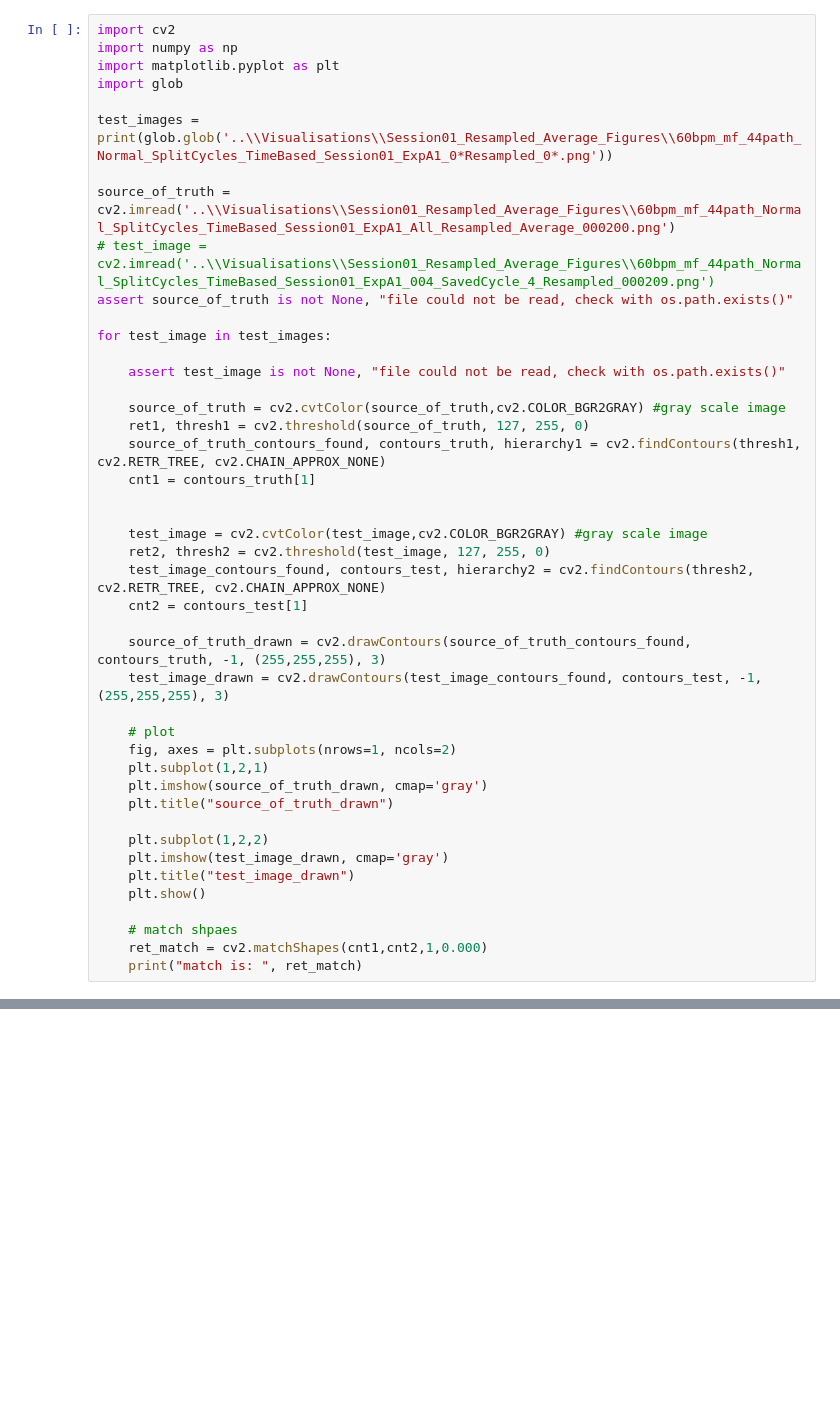
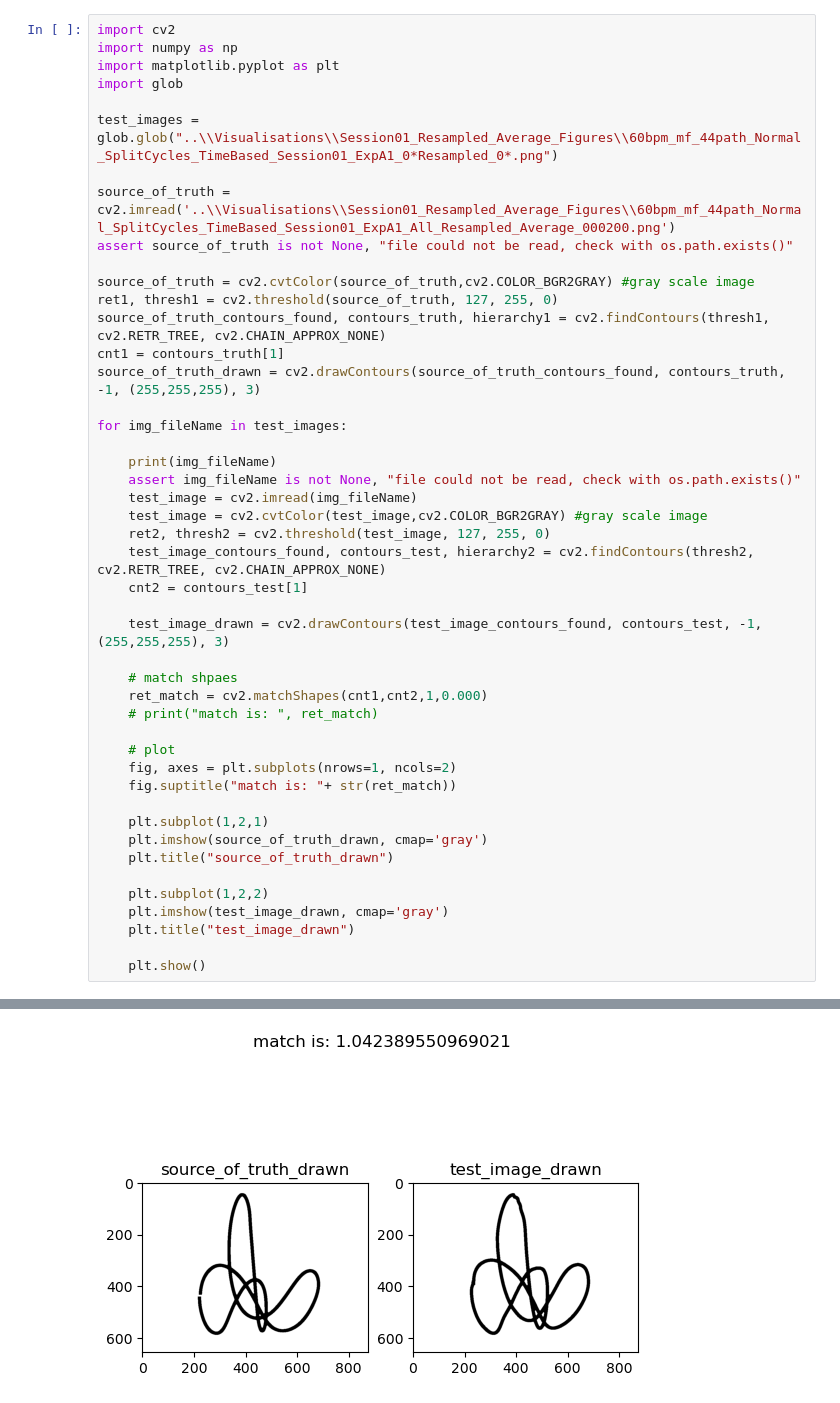
Before and after one commit to courtzc/SmartBaton, a Jupyter notebook: DataManipulation/matchShapes.ipynb, the cells around one changed output, grey strips where cells are left out. Cells and saved outputs as stored; diff of their text form; blank space fills up the shorter version.

Commit message:
ret found and comparison image generated for all 'normal' cycles. next is known not-normal cycles

```diff
--- a/DataManipulation/matchShapes.ipynb
+++ b/DataManipulation/matchShapes.ipynb
@@ -4,32 +4,37 @@ import numpy as np
 import matplotlib.pyplot as plt
 import glob
 
-test_images = print(glob.glob('..\\Visualisations\\Session01_Resampled_Average_Figures\\60bpm_mf_44path_Normal_SplitCycles_TimeBased_Session01_ExpA1_0*Resampled_0*.png'))
+test_images = glob.glob("..\\Visualisations\\Session01_Resampled_Average_Figures\\60bpm_mf_44path_Normal_SplitCycles_TimeBased_Session01_ExpA1_0*Resampled_0*.png")
 
 source_of_truth = cv2.imread('..\\Visualisations\\Session01_Resampled_Average_Figures\\60bpm_mf_44path_Normal_SplitCycles_TimeBased_Session01_ExpA1_All_Resampled_Average_000200.png')
-# test_image = cv2.imread('..\\Visualisations\\Session01_Resampled_Average_Figures\\60bpm_mf_44path_Normal_SplitCycles_TimeBased_Session01_ExpA1_004_SavedCycle_4_Resampled_000209.png')
 assert source_of_truth is not None, "file could not be read, check with os.path.exists()"
 
-for test_image in test_images:
+source_of_truth = cv2.cvtColor(source_of_truth,cv2.COLOR_BGR2GRAY) #gray scale image
+ret1, thresh1 = cv2.threshold(source_of_truth, 127, 255, 0)
+source_of_truth_contours_found, contours_truth, hierarchy1 = cv2.findContours(thresh1, cv2.RETR_TREE, cv2.CHAIN_APPROX_NONE)
+cnt1 = contours_truth[1]
+source_of_truth_drawn = cv2.drawContours(source_of_truth_contours_found, contours_truth, -1, (255,255,255), 3)
 
-    assert test_image is not None, "file could not be read, check with os.path.exists()"
+for img_fileName in test_images:
 
-    source_of_truth = cv2.cvtColor(source_of_truth,cv2.COLOR_BGR2GRAY) #gray scale image
-    ret1, thresh1 = cv2.threshold(source_of_truth, 127, 255, 0)
-    source_of_truth_contours_found, contours_truth, hierarchy1 = cv2.findContours(thresh1, cv2.RETR_TREE, cv2.CHAIN_APPROX_NONE)
-    cnt1 = contours_truth[1]
-
-
+    print(img_fileName)
+    assert img_fileName is not None, "file could not be read, check with os.path.exists()"
+    test_image = cv2.imread(img_fileName)
     test_image = cv2.cvtColor(test_image,cv2.COLOR_BGR2GRAY) #gray scale image
     ret2, thresh2 = cv2.threshold(test_image, 127, 255, 0)
     test_image_contours_found, contours_test, hierarchy2 = cv2.findContours(thresh2, cv2.RETR_TREE, cv2.CHAIN_APPROX_NONE)
     cnt2 = contours_test[1]
 
-    source_of_truth_drawn = cv2.drawContours(source_of_truth_contours_found, contours_truth, -1, (255,255,255), 3)
     test_image_drawn = cv2.drawContours(test_image_contours_found, contours_test, -1, (255,255,255), 3)
+
+    # match shpaes
+    ret_match = cv2.matchShapes(cnt1,cnt2,1,0.000)
+    # print("match is: ", ret_match)
 
     # plot
     fig, axes = plt.subplots(nrows=1, ncols=2)
+    fig.suptitle("match is: "+ str(ret_match))
+
     plt.subplot(1,2,1)
     plt.imshow(source_of_truth_drawn, cmap='gray')
     plt.title("source_of_truth_drawn")
@@ -37,9 +42,6 @@ for test_image in test_images:
     plt.subplot(1,2,2)
     plt.imshow(test_image_drawn, cmap='gray')
     plt.title("test_image_drawn")
+
     plt.show()
-
-    # match shpaes
-    ret_match = cv2.matchShapes(cnt1,cnt2,1,0.000)
-    print("match is: ", ret_match)
 # %% [output]
@@ -46,0 +49 @@ for test_image in test_images:
+[figure, added]
```
Also changed, not shown: parts of 1 cell of this notebook.
